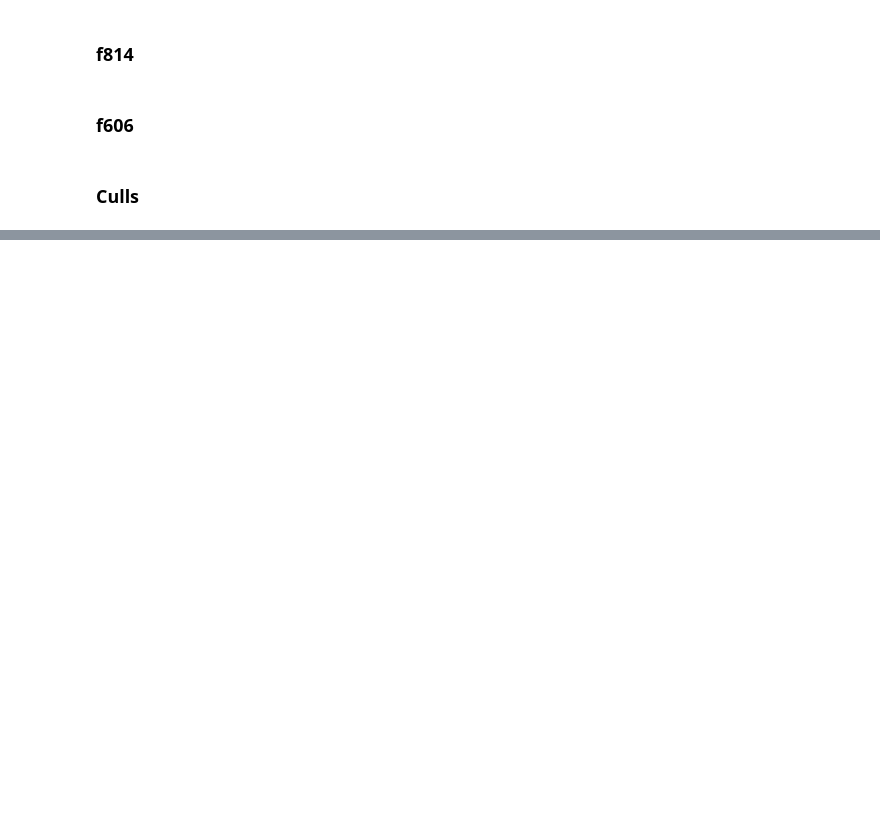
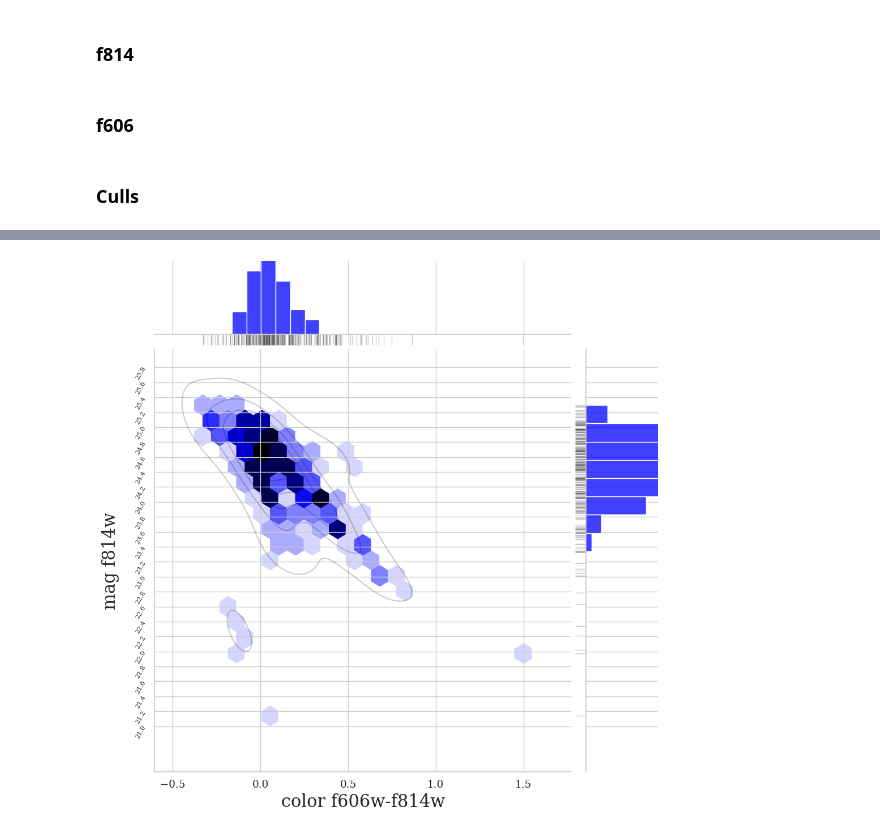
Before and after one commit to patito-mary/topicos, a Jupyter notebook: ModuloII/dolphot2.0/fits/codefordiagram.ipynb, the cells around one changed output, grey strips where cells are left out. Drawn from its saved outputs; the diff is of its cells as text; code cells hidden in the pictures; blank space fills up the shorter version.

```diff
--- a/ModuloII/dolphot2.0/fits/codefordiagram.ipynb
+++ b/ModuloII/dolphot2.0/fits/codefordiagram.ipynb
@@ -72,3 +72,28 @@ match['crowd_sum'] = crowd_sum
 sharp_match = match[(match['sharp_sum']>-0.06) & (match['sharp_sum']<1.30)]
 
 final_match = sharp_match[(sharp_match['crowd_sum']<0.16)]
+# %%
+import pandas as pd
+
+# Suponiendo que tienes un DataFrame 'final_match' con las magnitudes observadas
+# en las columnas 'mags_606' y 'mags_814'
+# Ejemplo:
+# df = pd.DataFrame({
+#     'mags_606': [20.1, 21.3, 19.8],
+#     'mags_814': [19.5, 20.0, 18.9]
+# })
+
+# Coeficientes de extinción para los filtros F606W y F814W
+A_F606W = 0.198
+A_F814W = 0.122
+
+# Función para corregir la magnitud por extinción
+def corregir_extincion(mag_observada, A_lambda):
+    return mag_observada - A_lambda
+
+# Aplicar la corrección a las columnas del DataFrame
+final_match['mags_606_corregida'] = final_match['mags_606'].apply(corregir_extincion, A_lambda=A_F606W)
+final_match['mags_814_corregida'] = final_match['mags_814'].apply(corregir_extincion, A_lambda=A_F814W)
+
+# Mostrar el DataFrame con las columnas corregidas
+print(final_match)
@@ -75 +176,16 @@ final_match = sharp_match[(sharp_match['crowd_sum']<0.16)]
+# %%
+sns.set_theme(style='whitegrid', context='notebook', font_scale=1.2, font='serif')
+ax = sns.jointplot(data=plotdata, x='color', y='mags_814_corregida', color='blue',
+                 kind='hex', zorder=0, height=10, )
+ax.plot_joint(sns.kdeplot, color="black", zorder=1, levels=6, alpha=0.2)
+ax.plot_marginals(sns.rugplot, color="black", height=-.15, clip_on=False, alpha=0.2)
+#plt.xlim(26,21)
+plt.yticks(np.arange(21, 26, 0.2), rotation=60, fontsize=8)
+plt.ylabel('mag f814w', fontsize=22, labelpad=20)
+plt.xlabel('color f606w-f814w', fontsize=22)
+plt.savefig('trgbestimation.jpg', dpi=300)
+plt.show()
+# estimamos el TRGB en 24.8  en base a lo observado en la distribucion de las estrellas
+# %% [output]
+[figure, added]
 # %%
```
Also changed, not shown: parts of 9 cells of this notebook, 25 other files.
